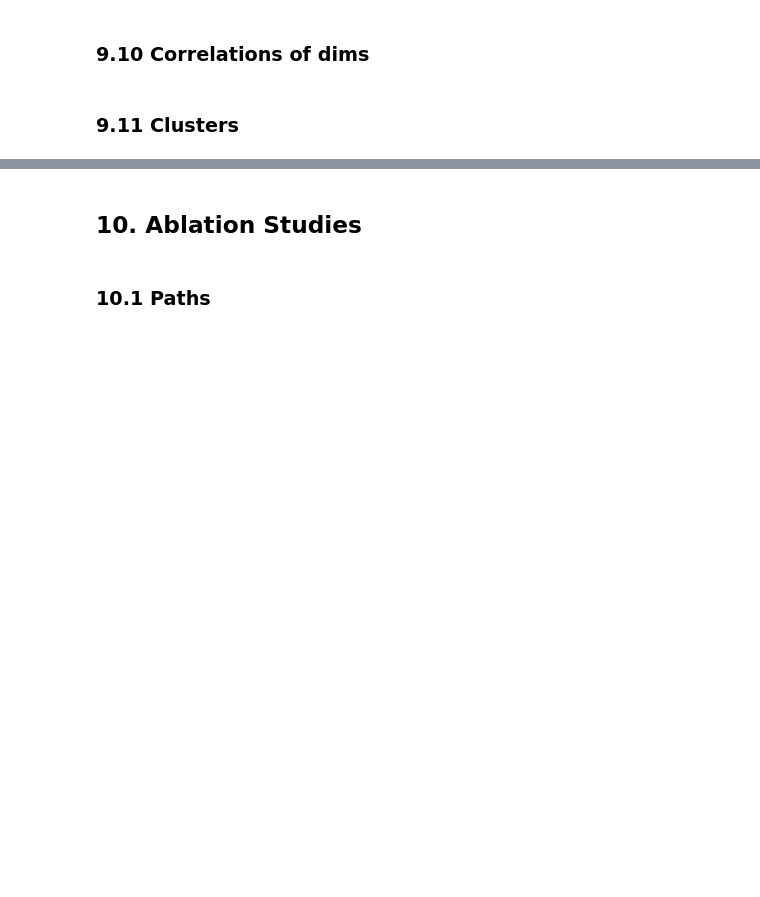
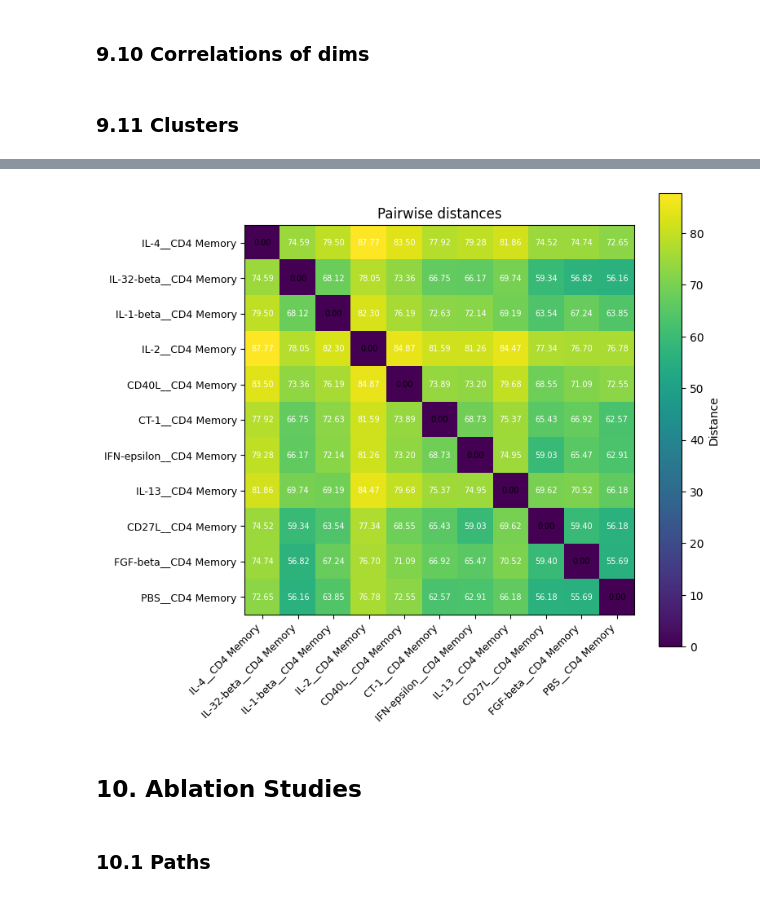
Before and after one commit to jan904/B-EOFlow, a Jupyter notebook: experiments.ipynb, the cells around one changed output, grey strips where cells are left out. Cells and saved outputs as stored; diff of their text form; code cells hidden in the pictures; blank space fills up the shorter version.

```diff
--- a/experiments.ipynb
+++ b/experiments.ipynb
@@ -642,8 +699,8 @@ if dataset_args["use_counts"]:
     model_path += "_counts"
     output_dir_path += "_counts"
 
-model_path += "_metacells"
-output_dir_path += "_metacells"
+model_path += "_cond_mixture_empirical"
+output_dir_path += "_cond_mixture_empirical"
 print(f"Model path: {model_path}")
 print(f"Model name: {model_name}")
 
@@ -720,7 +780,7 @@ torch.cuda.empty_cache()
 # %% [markdown]
 ### 9.3 Training
 # %%
-CONTINUE_TRAINING = True
+CONTINUE_TRAINING = False
 NUM_EPOCHS = 1
 # NUM_EPOCHS = int(NUM_EPOCHS * N_dim / dataset_args["batch_size"])
 start_epoch = 0
@@ -1280,5 +1574,7 @@ dataset.cats[0].categories.tolist()
 # %%
-plot_pairwise_distances(analyzer)
+plot_pairwise_distances(analyzer, order = 1)
+# %% [output]
+[figure, added]
 # %%
 from src.model.data_utils import (
     create_latent_adata,
```
Also changed, not shown: parts of 30 cells of this notebook, 6 other files.
